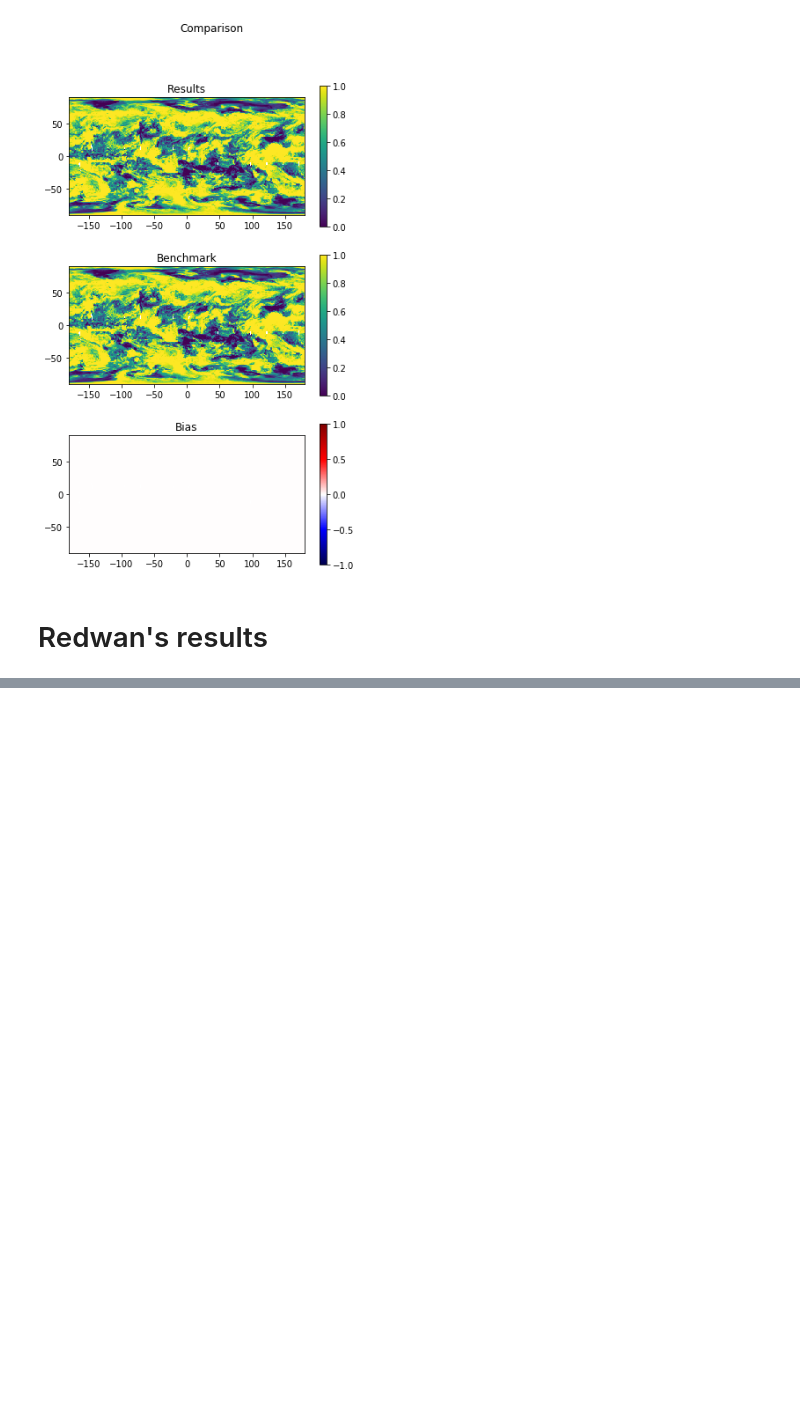
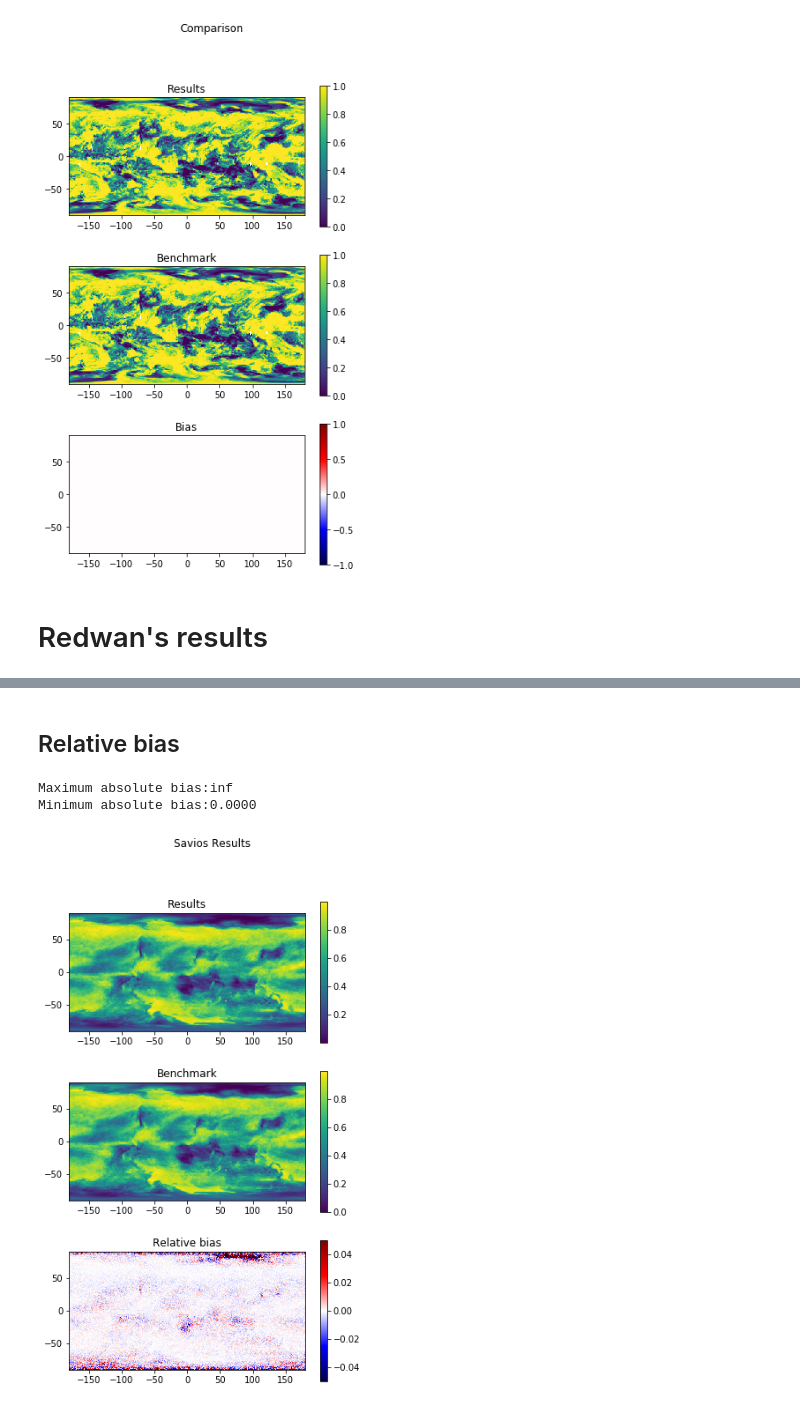
Before and after one commit to big-data-lab-umbc/MODIS_Aggregation, a Jupyter notebook: source/baseline/Comparison_tool.ipynb, the cells around one changed output, grey strips where cells are left out. Cells and saved outputs as stored; diff of their text form; code cells hidden in the pictures; blank space fills up the shorter version.

```diff
--- a/source/baseline/Comparison_tool.ipynb
+++ b/source/baseline/Comparison_tool.ipynb
@@ -29,0 +50,8 @@ Minimum absolute bias:0.0000
+# %% [markdown]
+## Relative bias
+# %%
+fig1,fig1_ttl=doPlot(RES,BMK,'Savios Results',vmin=-0.05,vmax=0.05,bty='relative')
+# %% [output]
+Maximum absolute bias:inf
+Minimum absolute bias:0.0000
+[figure, added]
```
Also changed, not shown: parts of 6 cells of this notebook, 1 other file.
